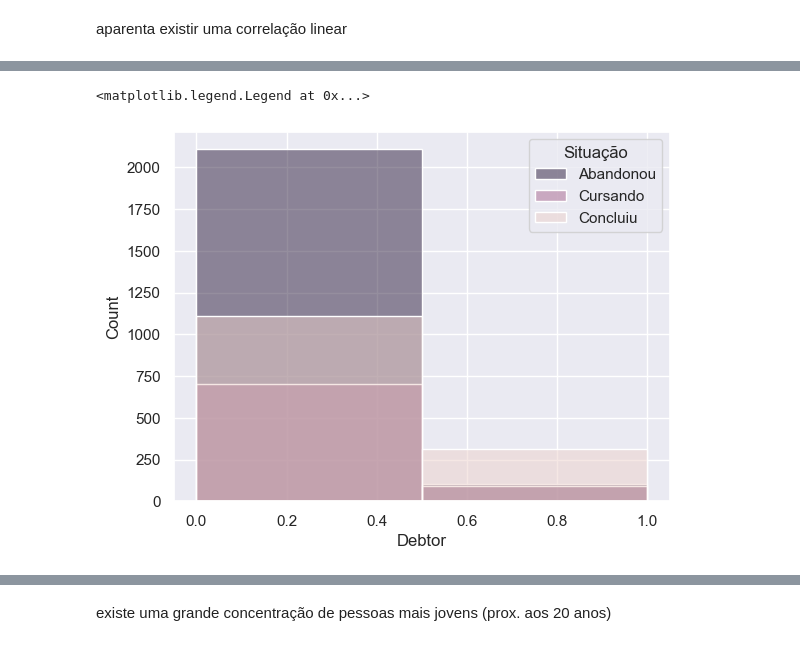
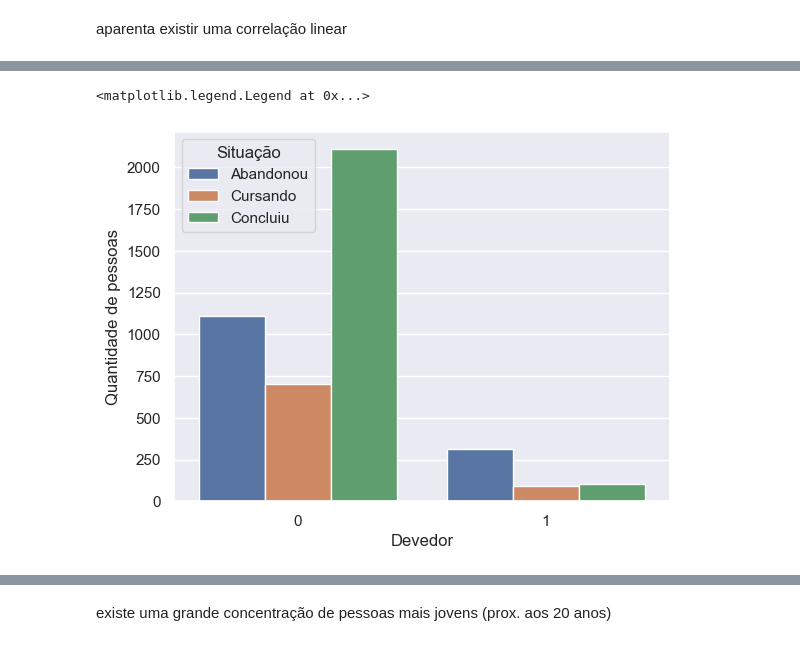
Before and after one commit to felmateos/predict-academic-success, a Jupyter notebook: AcademicSuccess.ipynb, the cells around one changed output, grey strips where cells are left out. Drawn from its saved outputs; the diff is of its cells as text; code cells hidden in the pictures.

```diff
--- a/AcademicSuccess.ipynb
+++ b/AcademicSuccess.ipynb
@@ -228,12 +226,12 @@ sns.heatmap(df.corr())
 # %%
-plt = sns.histplot(data=df,
+ax = sns.countplot(data=df,
             x='Debtor',
-            hue='Target',
-            bins=2,
-            legend=False)
+            hue='Target')
 
-plt.legend(title='Situação', loc='upper right', labels=['Abandonou', 'Cursando', 'Concluiu'])
+ax.set(xlabel='Devedor',
+       ylabel='Quantidade de pessoas')
+ax.legend(title='Situação', loc='upper left', labels=['Abandonou', 'Cursando', 'Concluiu'])
 # %% [output]
 <matplotlib.legend.Legend at 0x...>
-[figure, old version]
+[figure, new version]
 # %%
```
Also changed, not shown: parts of 15 cells of this notebook.
